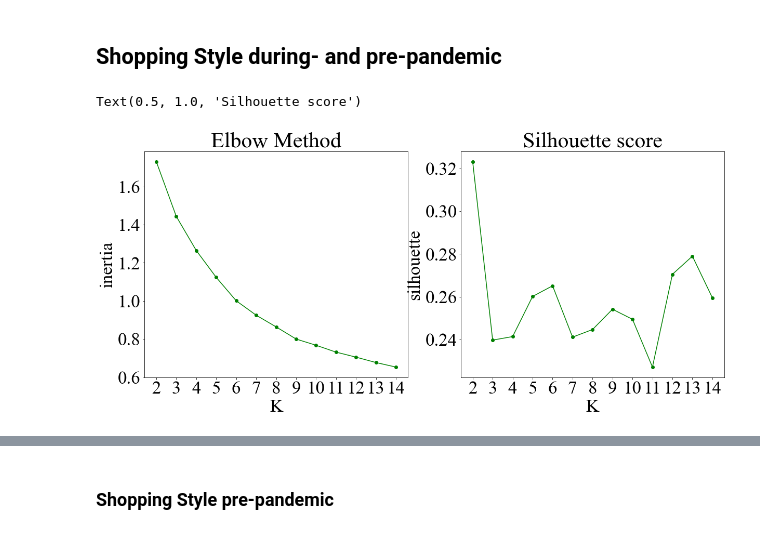
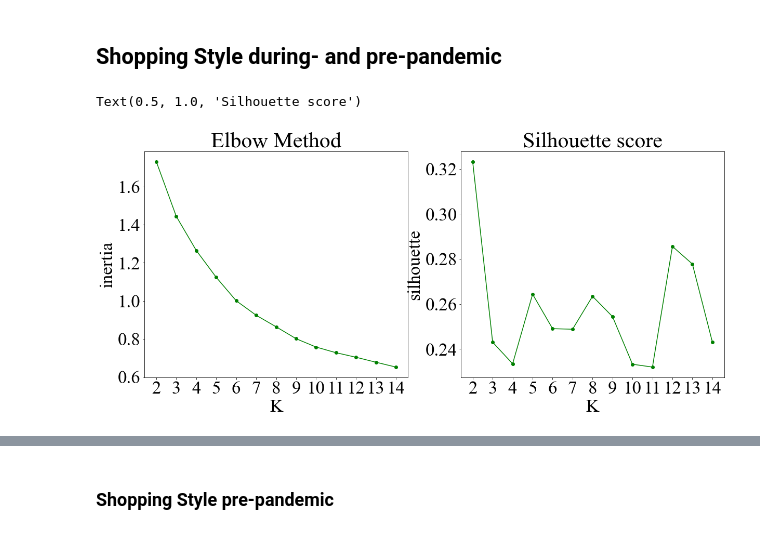
Before and after one commit to norahluo/COVID-impact-on-shopping, a Jupyter notebook: script/ECommerceShopping.ipynb, the cells around one changed output, grey strips where cells are left out. Saved outputs shown, nothing was run; the diff lists cells and outputs as text; code cells hidden in the pictures.

```diff
--- a/script/ECommerceShopping.ipynb
+++ b/script/ECommerceShopping.ipynb
@@ -28,13 +6,17 @@ sacog_demo.rename(columns = {'What is your age group?': 'age', 'Unnamed: 0': 'id
 # %% [markdown]
 ## Data Cleaning and Data Engineering
+# %%
+sacog_demo = pd.read_csv('../data/originalData/subset_data.csv')
 # %%
 def ShoppingBehavior(df):
-    ###########################################
 
-    # Infer weekly online/instore shopping frequency for both past year and during pandemic
-    # Further calculate the share of online shopping during the pandemic
+    """
 
-    ###########################################
+    Infer weekly online/instore shopping frequency for both past year and during pandemic
+    And further calculate the share of online shopping during the pandemic
+
+    """
+
     cat_ = ['PreparedFood', 'Groceries', 'OtherFood', 'PaperCleaning', 'Clothing','HomeOffice','Medication','ChildcareItems']
 
     freq_dict = {'More than 5 times per week': 5,
@@ -61,12 +43,14 @@ def ShoppingBehavior(df):
         df.loc[df['May-InStore-Trips-'+cat] == 0, 'May-Trips-'+cat] = df.loc[df['May-InStore-Trips-'+cat] == 0]['May-InStore-Frequency-'+cat].map(freq_dict)
 
         df['May-Total-'+ cat] = df['May-Orders-'+cat] + df['May-Trips-'+cat]
-        df['May-Portion-E' + cat] = df['May-Orders-' + cat] / df['May-Total-'+cat]
+        df['May-Portion-E' + cat] = df['May-Orders-' + cat] / df['May-Total-'+cat] # Calculate the share of online orders
 
     return df
 # %%
-# Infer income and age category
 def incomeLevel(income):
+    """
+    Infer income level based on the range of income they fall in
+    """
     if income in ['Under $10,000', '$10,000 - $14,999','$15,000 - $24,999','$25,000 - $49,999']:
         return 'Low income'
     elif income in ['$50,000 - $74,999', '$75,000 - $99,999']:
@@ -77,6 +61,9 @@ def incomeLevel(income):
         return 'Unknown'
 
 def ageLevel(age):
+    """
+    Infer generation cohort based on the range of age
+    """
     if age in ['18 - 19', '20 - 24', '25 - 34', '35 - 44']:
         return 'Gen Y & Z'
     elif age in ['45 - 54']:
@@ -147,38 +134,42 @@ subset = subset[['May-Portion-E'+cat_ for cat_ in cat]]
 
 # X is for clustering, contain all 313 records, with nan representing 'no shopping'
 X = sacog_demo[['May-Portion-E'+cat_ for cat_ in cat]]
+# %%
+# In preparation for kmeans clustering, each commodity type is assigned with a weight to indicate its essentialness
+# So the household's shopping channel choice within a same group is more alike for essential items than the non-essentials
+# The weight is calculated by taking the inverse of shopping rate for each category
+# The vector is thennormalized by the lowest weight and the highest weight is capped at 10
+
+weight = np.array(1/(sacog_demo[['May-Portion-E'+cat_ for cat_ in cat]].isna().sum() / 313))
+weight = weight/min(weight)
+weight[np.argmax(weight)] = 10
 # %%
-# Weighting means I care more about the similarity or dissimilarity of purchase channel for
-# categories with a higher weight. Categories with a higher shopping rate will get a higher weight
+# Choose the number of clusters by looking into inertia and silhouette score
+# K = 5 has a relatively high silhouette score, combined with behavior interpretation, we choose 5 as the final number of groups
+
 K = range(2, 15)
 cost = []
 sil = []
-
-# The weight is calculated using the inverse of shopping rate for each category and normalized by the lowest weight - childcareItem
-# The weight for grocery is set to 10
-weight = np.array(1/(sacog_demo[['May-Portion-E'+cat_ for cat_ in cat]].isna().sum() / 313))
-weight = weight/weight[0]
-weight[-1] = 10
 
 for i in K:
     km = kmeans_missing(potential_centroids = subset, n_clusters = i, weight = weight)
     km.fit(X, max_iter = 10000, number_of_runs = 1000, init = 'kmeans++')
     cost.append(km.costs)
     sil.append(km.silhouette(X))
 
 fig, ax = plt.subplots(1, 2, figsize = (20,8))
 ax[0].plot(K, cost, 'go-')
 ax[0].set_xlabel('K')
 ax[0].set_ylabel('inertia')
 ax[0].set_xticks(K)
 ax[0].set_title('Elbow Method')
 
 ax[1].plot(K, sil, 'go-')
 ax[1].set_xlabel('K')
 ax[1].set_ylabel('silhouette')
 ax[1].set_xticks(K)
 ax[1].set_title('Silhouette score')
 # %% [output]
 Text(0.5, 1.0, 'Silhouette score')
-[figure, old version]
+[figure, new version]
 # %%
```
Also changed, not shown: parts of 13 cells of this notebook, 1 other file.
